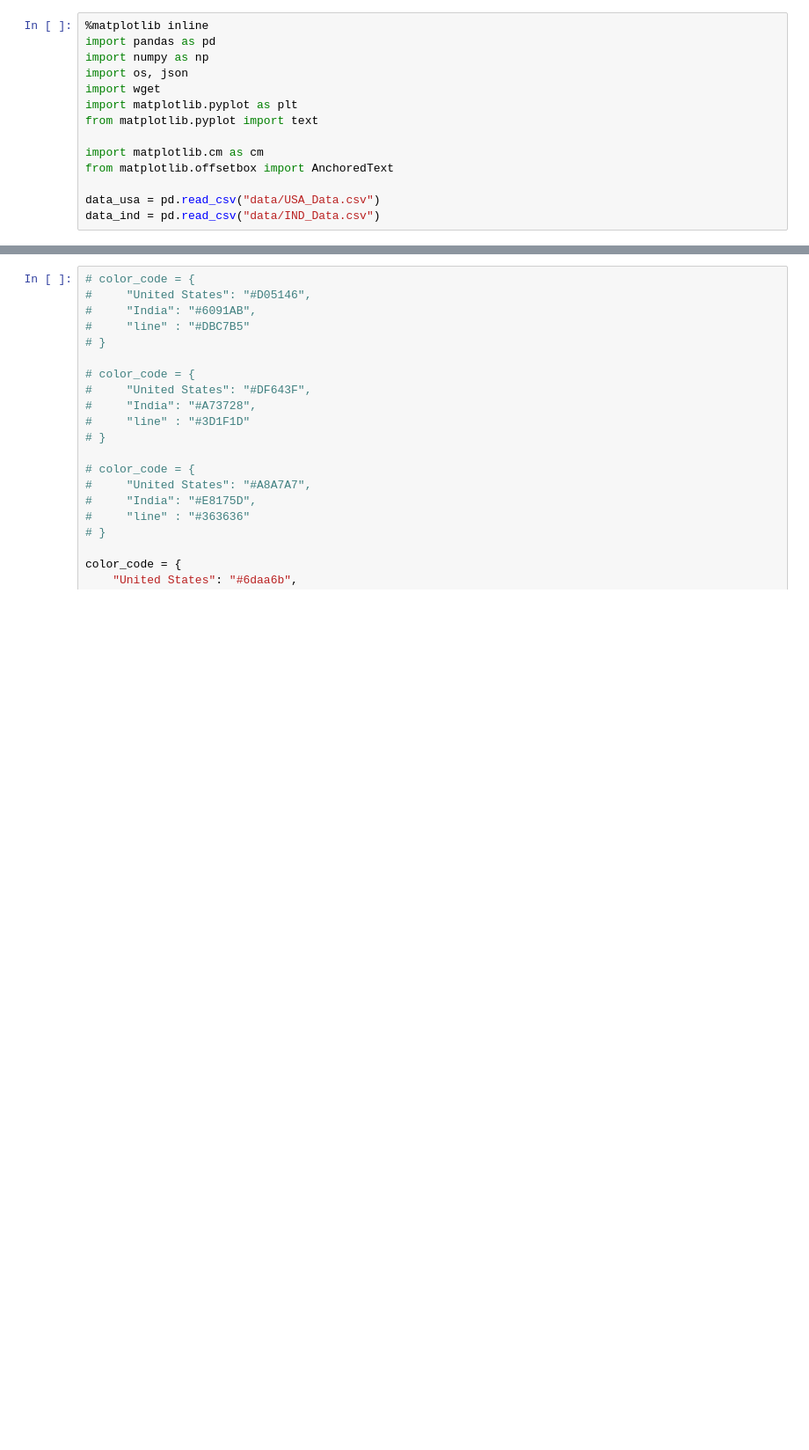
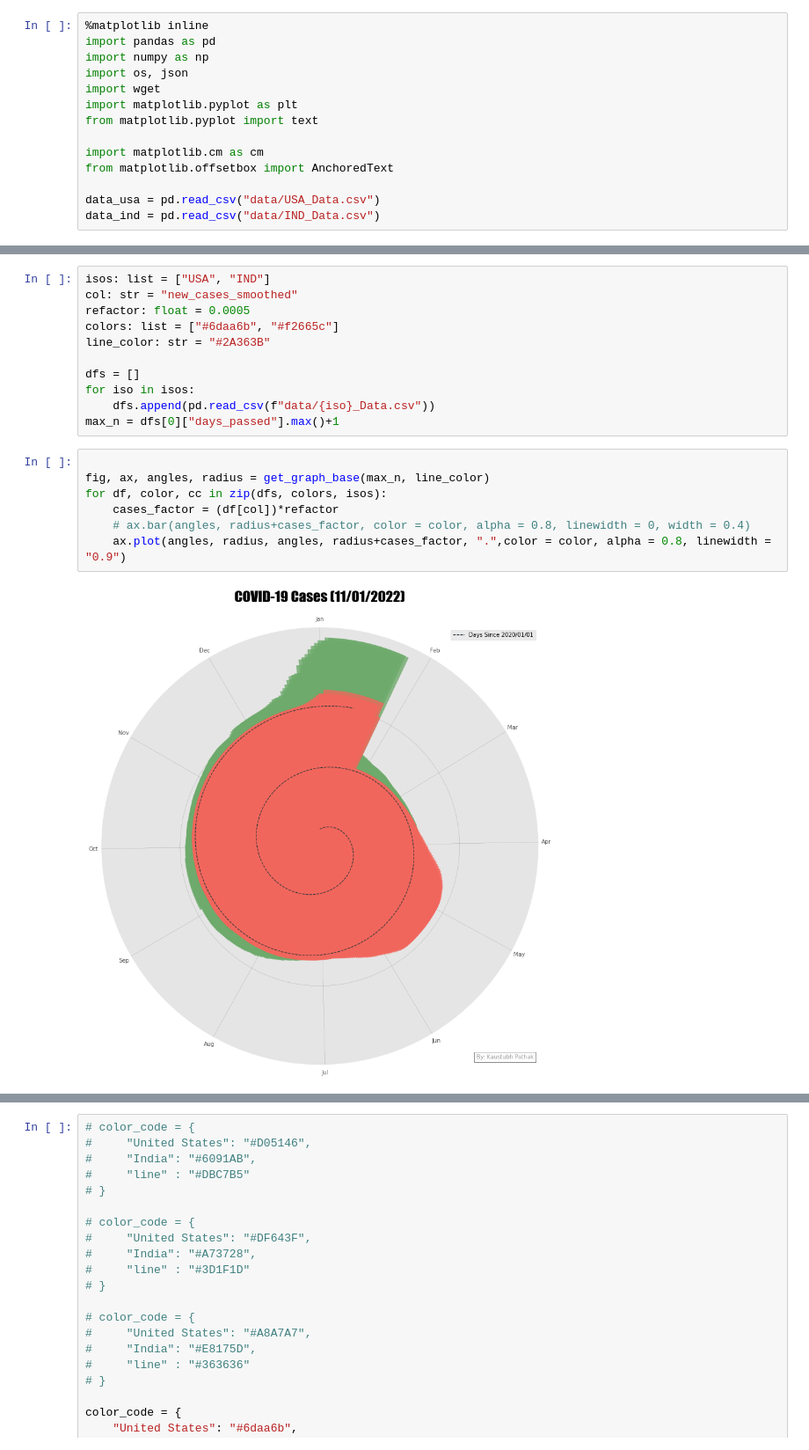
Before and after one commit to kaus98/spiral-graph-covid-nyc, a Jupyter notebook: spiral_prac_2.ipynb, the cells around one changed output, grey strips where cells are left out. Shown at 88% size. Drawn from its saved outputs; the diff is of its cells as text; blank space fills up the shorter version.

Commit message:
Added Graph code and Readme

```diff
--- a/spiral_prac_2.ipynb
+++ b/spiral_prac_2.ipynb
@@ -14,0 +62,20 @@ data_ind = pd.read_csv("data/IND_Data.csv")
+# %%
+isos: list = ["USA", "IND"]
+col: str = "new_cases_smoothed"
+refactor: float = 0.0005
+colors: list = ["#6daa6b", "#f2665c"]
+line_color: str = "#2A363B"
+
+dfs = []
+for iso in isos:
+    dfs.append(pd.read_csv(f"data/{iso}_Data.csv"))
+max_n = dfs[0]["days_passed"].max()+1
+# %%
+
+fig, ax, angles, radius = get_graph_base(max_n, line_color)
+for df, color, cc in zip(dfs, colors, isos):
+    cases_factor = (df[col])*refactor
+    # ax.bar(angles, radius+cases_factor, color = color, alpha = 0.8, linewidth = 0, width = 0.4)
+    ax.plot(angles, radius, angles, radius+cases_factor, ".",color = color, alpha = 0.8, linewidth = "0.9")
+# %% [output]
+[figure, added]
```
Also changed, not shown: parts of 5 cells of this notebook, 18 other files.
